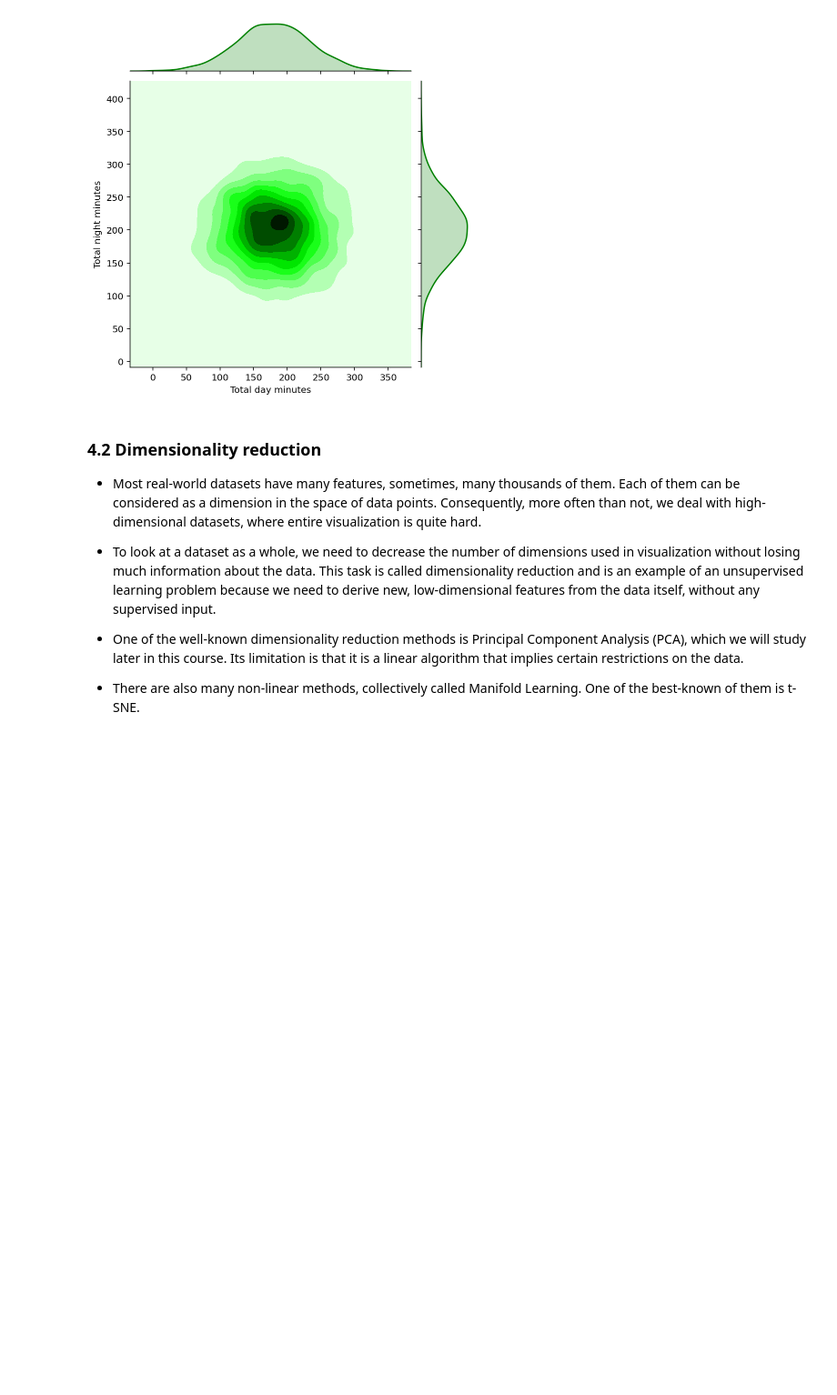
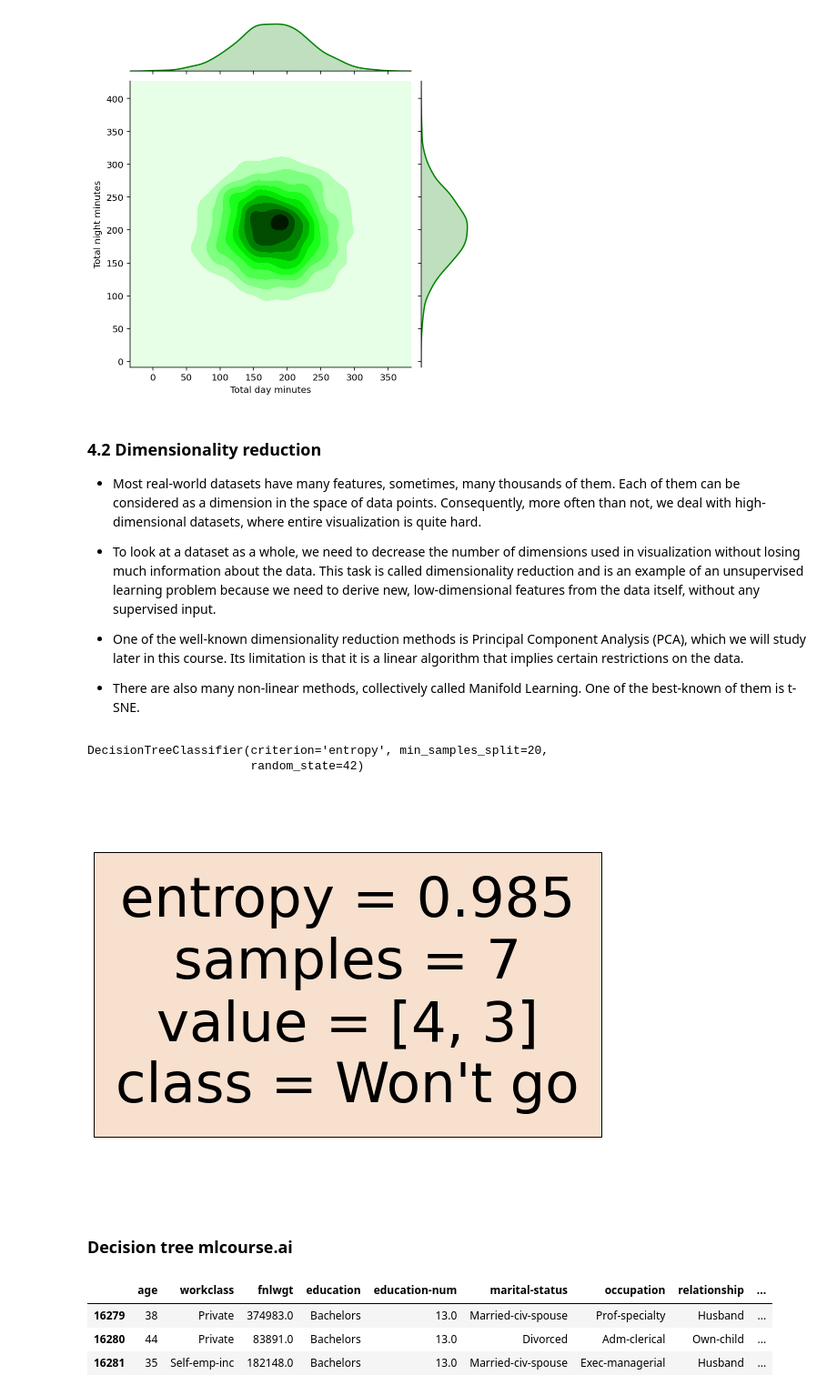
Before and after one commit to gonzalo71/TestGit, a Jupyter notebook: hoja_sucia.ipynb, the cells around one changed output. Shown at 91% size. Drawn from its saved outputs; the diff is of its cells as text; code cells hidden in the pictures; blank space fills up the shorter version.

```diff
--- a/hoja_sucia.ipynb
+++ b/hoja_sucia.ipynb
@@ -711,0 +726,51 @@ tsne_repr = tsne.fit_transform(X_scaled)
+# %%
+# Create dataframe with dummy variables
+def create_df(dic, feature_list):
+    out = pd.DataFrame(dic)
+    out = pd.concat([out, pd.get_dummies(out[feature_list])], axis = 1)
+    out.drop(feature_list, axis = 1, inplace = True)
+    return out
+
+# Some feature values are present in train and absent in test and vice-versa.
+def intersect_features(train, test):
+    common_feat = list( set(train.keys()) & set(test.keys()))
+    return train[common_feat], test[common_feat]
+
+features = ['Looks', 'Alcoholic_beverage','Eloquence','Money_spent']
+
+df_train = {}
+df_train['Looks'] = ['handsome', 'handsome', 'handsome', 'repulsive',
+                         'repulsive', 'repulsive', 'handsome']
+df_train['Alcoholic_beverage'] = ['yes', 'yes', 'no', 'no', 'yes', 'yes', 'yes']
+df_train['Eloquence'] = ['high', 'low', 'average', 'average', 'low',
+                                   'high', 'average']
+df_train['Money_spent'] = ['lots', 'little', 'lots', 'little', 'lots',
+                                  'lots', 'lots']
+df_train['Will_go'] = LabelEncoder().fit_transform(['+', '-', '+', '-', '-', '+', '+'])
+
+df_train = create_df(df_train, features)
+df_test = {}
+df_test['Looks'] = ['handsome', 'handsome', 'repulsive']
+df_test['Alcoholic_beverage'] = ['no', 'yes', 'yes']
+df_test['Eloquence'] = ['average', 'high', 'average']
+df_test['Money_spent'] = ['lots', 'little', 'lots']
+df_test = create_df(df_test, features)
+y = df_train['Will_go']
+df_train, df_test = intersect_features(train=df_train, test=df_test)
+# %%
+# 1. What is the entropy  S0  of the initial system? By system states, we mean values of the binary feature "Will_go" - 0 or 1 - two states in total.
+trees = DecisionTreeClassifier(criterion="entropy",min_samples_split=20,random_state=42)
+trees.fit(df_train,y)
+# %% [output]
+DecisionTreeClassifier(criterion='entropy', min_samples_split=20,
+                       random_state=42)
+# %%
+from sklearn import tree
+predictors = df_train.columns.tolist()
+fig = plt.figure(figsize=(10,8))
+_ = tree.plot_tree(trees,feature_names=predictors,
+                   class_names=["Won't go", "Will go"],filled=True )
+# %% [output]
+[figure, added]
+# %% [markdown]
+### Decision tree mlcourse.ai
@@ -711,0 +782,11 @@ tsne_repr = tsne.fit_transform(X_scaled)
+# %%
+url2 = r"C:\Users\gonza\OneDrive\Documentos\datascience-thebridge-master\ejercicios gonzalo\DATA\Adults_Census_dataset\adult.test"
+columns2 = ['age', 'workclass', 'fnlwgt', 'education', 'education-num', 'marital-status', 'occupation',
+           'relationship', 'race','sex', 'capital-gain', 'capital-loss', 'hours-per-week', 'native-country', 'income']
+data_test = pd.read_csv(url2,header=None,names=columns)
+data_test.tail(3)
+# %% [output]
+|  | age | workclass | fnlwgt | education | education-num | marital-status | occupation | relationship | ... |
+| 16279 | 38 | Private | 374983.0 | Bachelors | 13.0 | Married-civ-spouse | Prof-specialty | Husband | ... |
+| 16280 | 44 | Private | 83891.0 | Bachelors | 13.0 | Divorced | Adm-clerical | Own-child | ... |
+| 16281 | 35 | Self-emp-inc | 182148.0 | Bachelors | 13.0 | Married-civ-spouse | Exec-managerial | Husband | ... |
```
Also changed, not shown: parts of 9 cells of this notebook, 3 other files.
